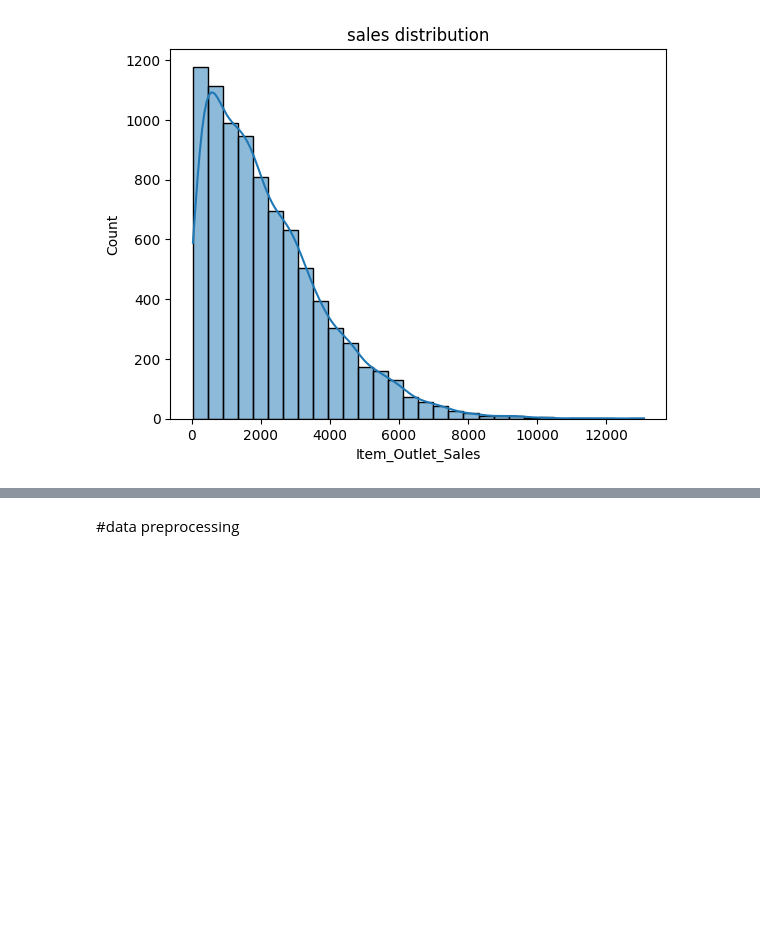
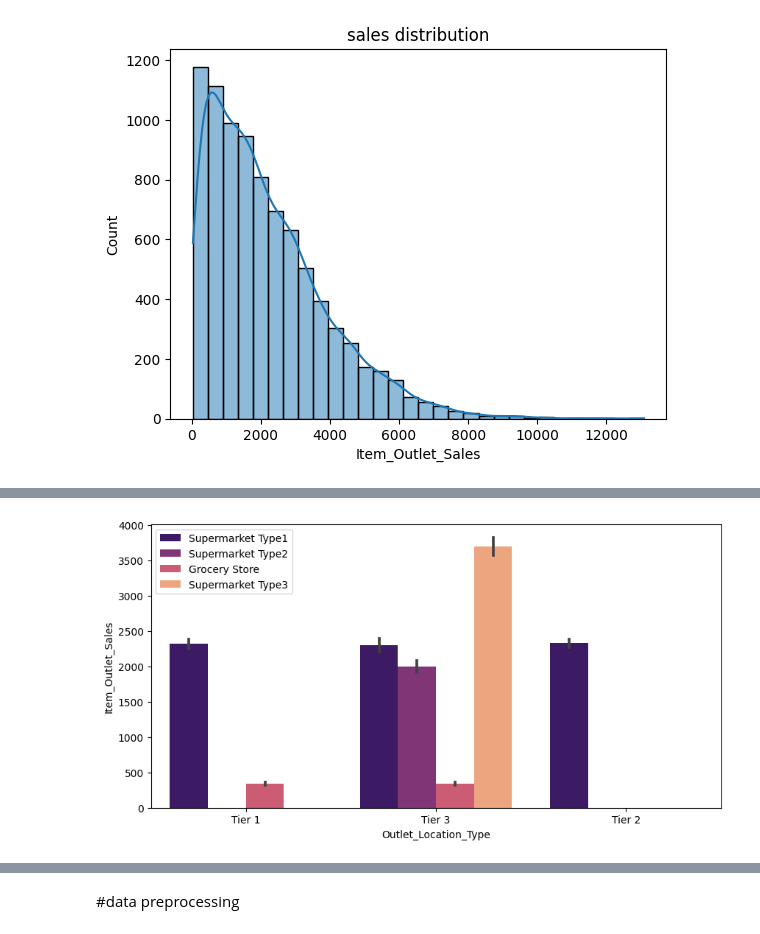
Before and after one commit to faeghe-kashani/Bigmart_sales_prediction, a Jupyter notebook: Bigmart_sales_prediction_dataset_Regression.ipynb, the cells around one changed output, grey strips where cells are left out. Saved outputs shown, nothing was run; the diff lists cells and outputs as text; code cells hidden in the pictures; blank space fills up the shorter version.

```diff
--- a/Bigmart_sales_prediction_dataset_Regression.ipynb
+++ b/Bigmart_sales_prediction_dataset_Regression.ipynb
@@ -90,0 +120,7 @@ plt.show()
+# %%
+plt.figure(figsize=(10,5))
+sns.barplot(x=data['Outlet_Location_Type'],y=data['Item_Outlet_Sales'],hue=data['Outlet_Type'],palette='magma')
+plt.legend()
+plt.show()
+# %% [output]
+[figure, added]
```
Also changed, not shown: parts of 15 cells of this notebook.
